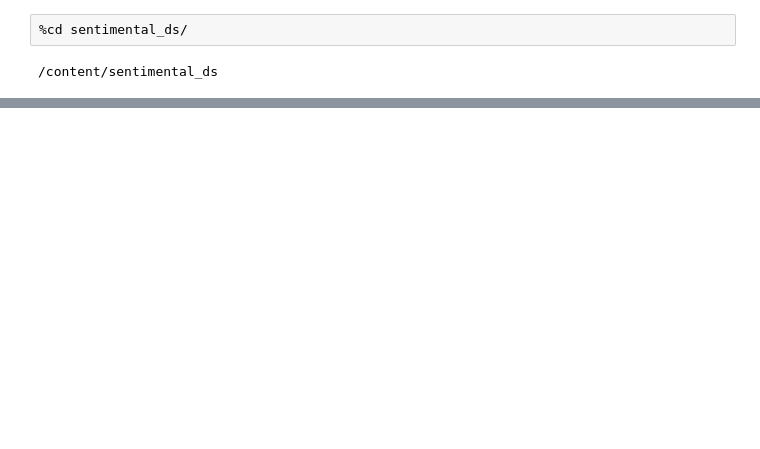
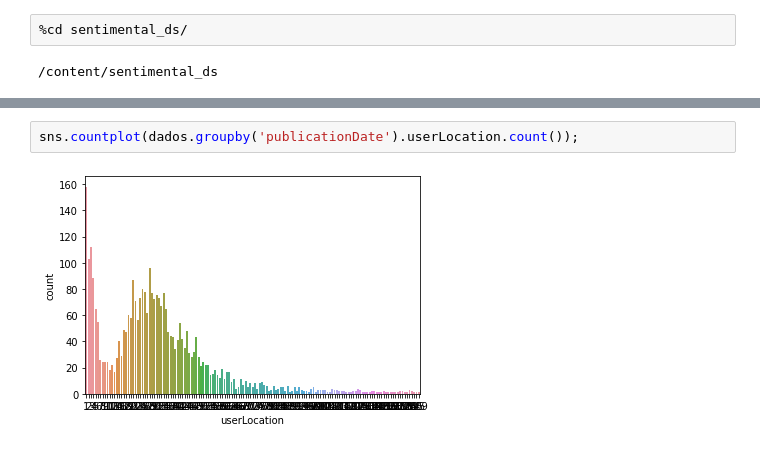
Before and after one commit to danielleitesoares/Work_Sentimental_Analyzer_Of_Restaurant_Issue, a Jupyter notebook: Analise_dos_Sentimentos_Restaurantes.ipynb, the cells around one changed output, grey strips where cells are left out. Drawn from its saved outputs; the diff is of its cells as text; blank space fills up the shorter version.

```diff
--- a/Analise_dos_Sentimentos_Restaurantes.ipynb
+++ b/Analise_dos_Sentimentos_Restaurantes.ipynb
@@ -46,0 +120,4 @@ dados.describe()
+# %%
+sns.countplot(dados.groupby('publicationDate').userLocation.count());
+# %% [output]
+[figure, added]
```
Also changed, not shown: parts of 13 cells of this notebook.
